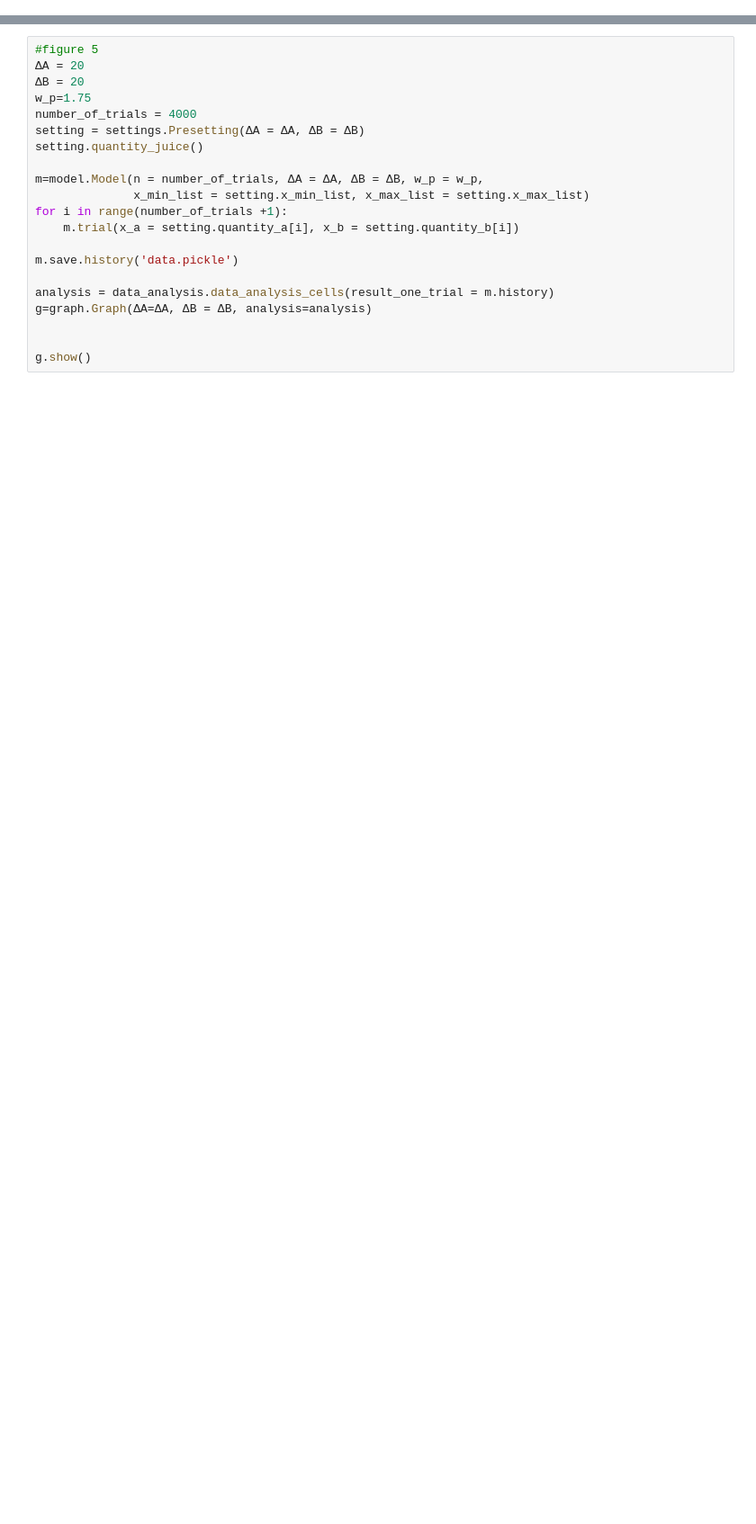
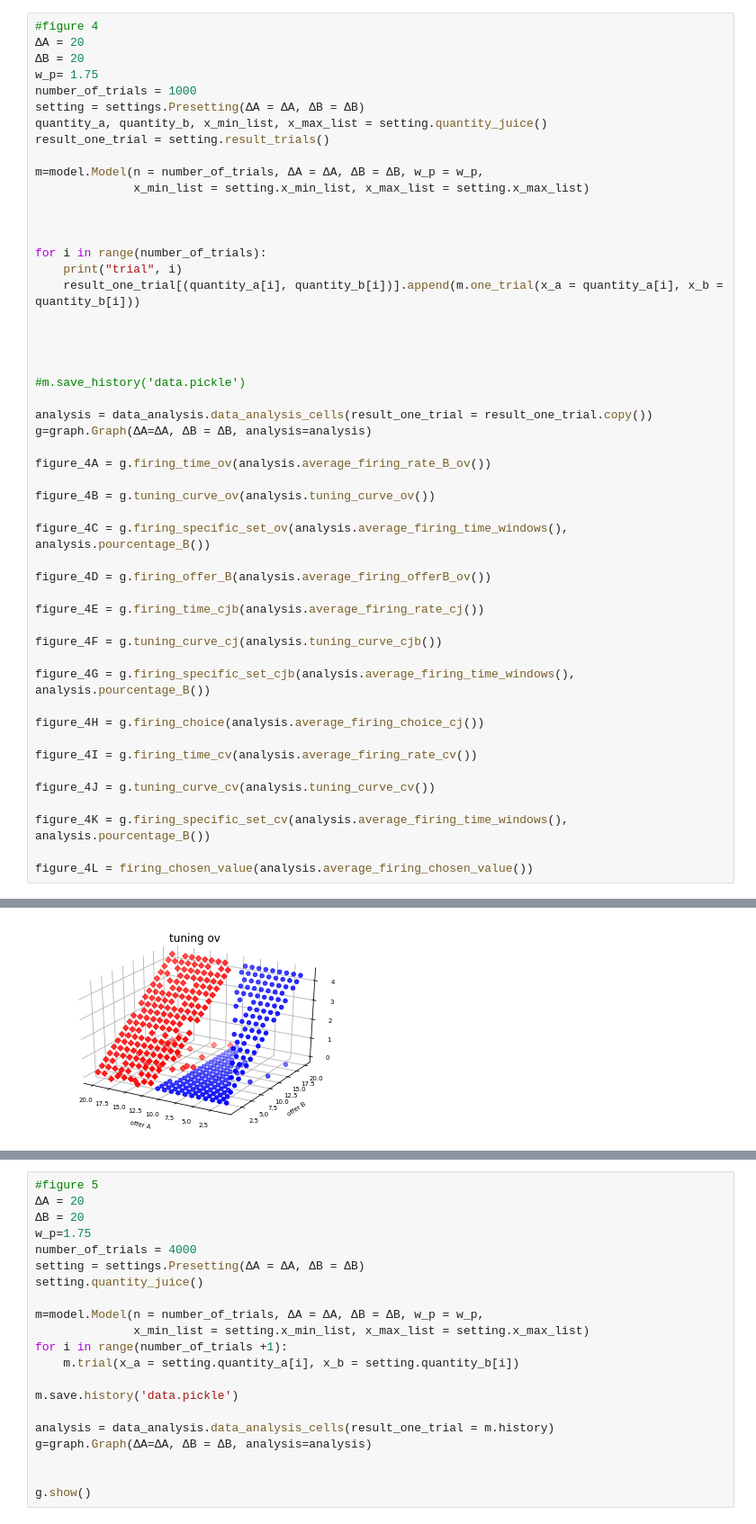
Before and after one commit to CynthiaRais/Rustichini2015, a Jupyter notebook: notebooks/Untitled.ipynb, the cells around one changed output, grey strips where cells are left out. Shown at 90% size. Drawn from its saved outputs; the diff is of its cells as text; blank space fills up the shorter version.

Commit message:
Modification to show graphs

```diff
--- a/notebooks/Untitled.ipynb
+++ b/notebooks/Untitled.ipynb
@@ -7,3 +7,54 @@ import settings
 import data_analysis
 import bokeh.plotting
 %matplotlib inline
+# %%
+#figure 4
+ΔA = 20
+ΔB = 20
+w_p= 1.75
+number_of_trials = 1000
+setting = settings.Presetting(ΔA = ΔA, ΔB = ΔB)
+quantity_a, quantity_b, x_min_list, x_max_list = setting.quantity_juice()
+result_one_trial = setting.result_trials()
+
+m=model.Model(n = number_of_trials, ΔA = ΔA, ΔB = ΔB, w_p = w_p,
+              x_min_list = setting.x_min_list, x_max_list = setting.x_max_list)
+
+
+
+for i in range(number_of_trials):
+    print("trial", i)
+    result_one_trial[(quantity_a[i], quantity_b[i])].append(m.one_trial(x_a = quantity_a[i], x_b = quantity_b[i]))
+
+
+
+
+#m.save_history('data.pickle')
+
+analysis = data_analysis.data_analysis_cells(result_one_trial = result_one_trial.copy())
+g=graph.Graph(ΔA=ΔA, ΔB = ΔB, analysis=analysis)
+
+figure_4A = g.firing_time_ov(analysis.average_firing_rate_B_ov())
+
+figure_4B = g.tuning_curve_ov(analysis.tuning_curve_ov())
+
+figure_4C = g.firing_specific_set_ov(analysis.average_firing_time_windows(), analysis.pourcentage_B())
+
+figure_4D = g.firing_offer_B(analysis.average_firing_offerB_ov())
+
+figure_4E = g.firing_time_cjb(analysis.average_firing_rate_cj())
+
+figure_4F = g.tuning_curve_cj(analysis.tuning_curve_cjb())
+
+figure_4G = g.firing_specific_set_cjb(analysis.average_firing_time_windows(), analysis.pourcentage_B())
+
+figure_4H = g.firing_choice(analysis.average_firing_choice_cj())
+
+figure_4I = g.firing_time_cv(analysis.average_firing_rate_cv())
+
+figure_4J = g.tuning_curve_cv(analysis.tuning_curve_cv())
+
+figure_4K = g.firing_specific_set_cv(analysis.average_firing_time_windows(), analysis.pourcentage_B())
+
+figure_4L = firing_chosen_value(analysis.average_firing_chosen_value())
+# %% [output]
@@ -9,0 +82 @@ import bokeh.plotting
+[figure, added]
```
Also changed, not shown: parts of 4 cells of this notebook.
